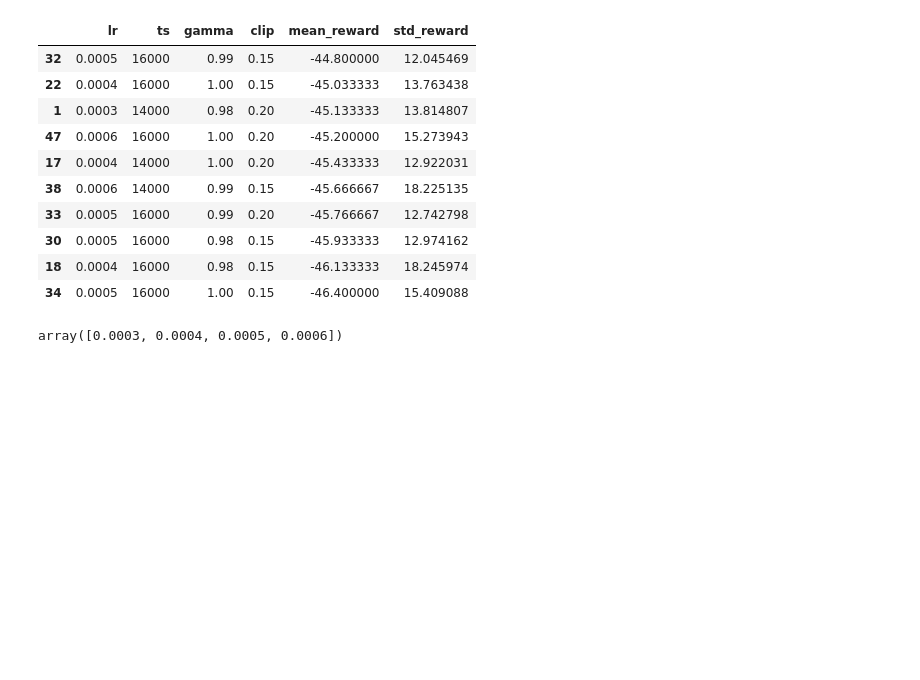
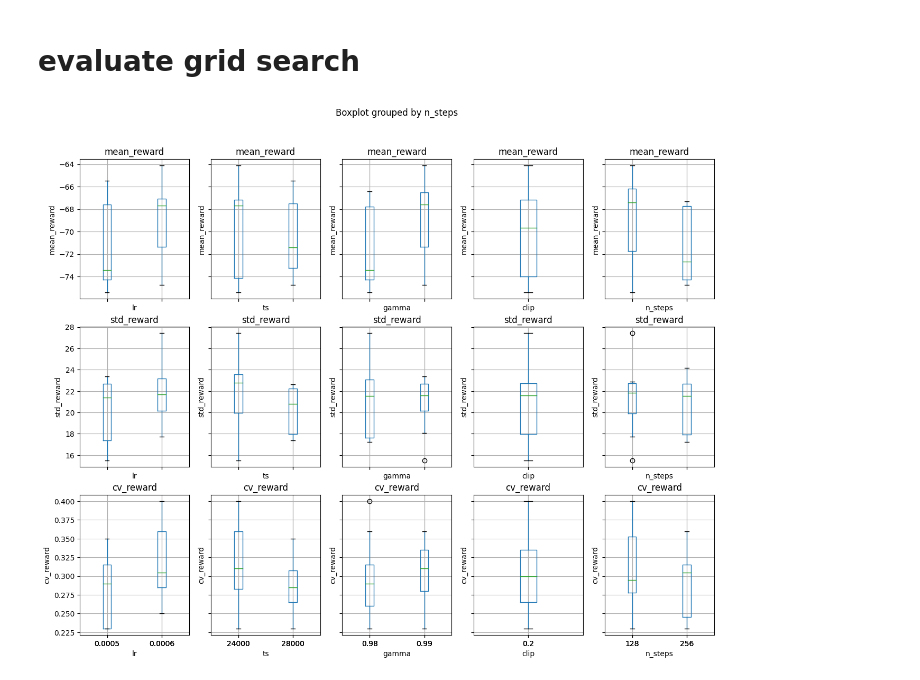
Before and after one commit to joerovar/flex-bus-sim, a Jupyter notebook: training.ipynb, the cells around one changed output. Saved outputs shown, nothing was run; the diff lists cells and outputs as text; code cells hidden in the pictures; blank space fills up the shorter version.

```diff
--- a/training.ipynb
+++ b/training.ipynb
@@ -55,19 +68,2 @@ df_results.sort_values(by=['mean_reward', 'std_reward'], ascending=False).head(2
-# %%
-df_results = pd.read_csv('outputs/grid_search_results.csv')
-df_results.sort_values(by='mean_reward', ascending=False).head(10)
-# %% [output]
-|  | lr | ts | gamma | clip | mean_reward | std_reward |
-| 32 | 0.0005 | 16000 | 0.99 | 0.15 | -44.800000 | 12.045469 |
-| 22 | 0.0004 | 16000 | 1.00 | 0.15 | -45.033333 | 13.763438 |
-| 1 | 0.0003 | 14000 | 0.98 | 0.20 | -45.133333 | 13.814807 |
-| 47 | 0.0006 | 16000 | 1.00 | 0.20 | -45.200000 | 15.273943 |
-| 17 | 0.0004 | 14000 | 1.00 | 0.20 | -45.433333 | 12.922031 |
-| 38 | 0.0006 | 14000 | 0.99 | 0.15 | -45.666667 | 18.225135 |
-| 33 | 0.0005 | 16000 | 0.99 | 0.20 | -45.766667 | 12.742798 |
-| 30 | 0.0005 | 16000 | 0.98 | 0.15 | -45.933333 | 12.974162 |
-| 18 | 0.0004 | 16000 | 0.98 | 0.15 | -46.133333 | 18.245974 |
-| 34 | 0.0005 | 16000 | 1.00 | 0.15 | -46.400000 | 15.409088 |
-# %%
-df_results['lr'].unique()
-# %% [output]
-array([0.0003, 0.0004, 0.0005, 0.0006])
+# %% [markdown]
+# evaluate grid search
@@ -73,0 +72,21 @@ array([0.0003, 0.0004, 0.0005, 0.0006])
+# %%
+df_results = pd.read_csv('outputs/grid_search_results.csv')
+df_results['cv_reward'] = (df_results['std_reward'] / df_results['mean_reward']).round(2)*-1
+df_results['mean_reward'] = df_results['mean_reward'].round(2)
+df_results['std_reward'] = df_results['std_reward'].round(2)
+df_results['lr'] = df_results['lr'].round(4)
+df_results['clip'] = df_results['clip'].round(3)
+# %%
+fig, axs = plt.subplots(nrows=3, ncols=5, figsize=(15, 12), sharex='col', sharey='row')
+params = ['lr', 'ts', 'gamma', 'clip', 'n_steps']
+metrics = ['mean_reward', 'std_reward', 'cv_reward']
+for i, param in enumerate(params):
+    for j, metric in enumerate(metrics):
+        ax = axs[j, i]
+        # ax.set_title(f'{param} vs {metric}')
+        ax.set_xlabel(param)
+        ax.set_ylabel(metric)
+        # make boxplot
+        df_results.boxplot(column=metric, by=param, ax=ax)
+# %% [output]
+[figure, added]
```
Also changed, not shown: parts of 9 cells of this notebook, 13 other files.
